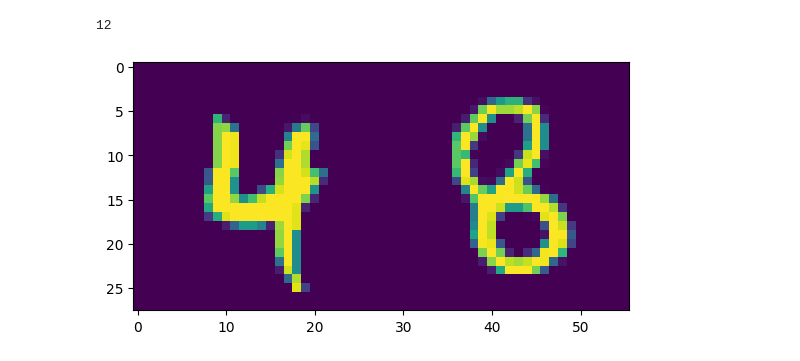
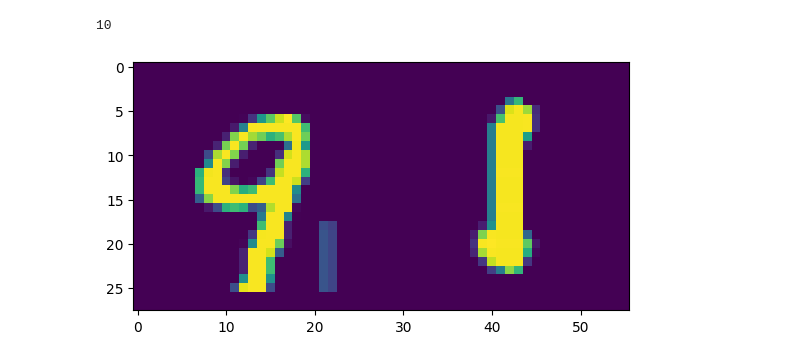
Before and after one commit to VincentGariepy/Kaggle_MINST, a Jupyter notebook: CNN_Model.ipynb, the cells around one changed output. Cells and saved outputs as stored; diff of their text form; code cells hidden in the pictures.

```diff
--- a/CNN_Model.ipynb
+++ b/CNN_Model.ipynb
@@ -22,17 +27,17 @@ testData = testData[trainData.columns]
 # %%
 #Reformer les donnees pour avoir une matrice de 4d pour que l'entree dans le CNN soit en 3d
 newTrainData = np.array(trainData).reshape(50000,28,56,1)
-# %%
-#Visualiser
-import matplotlib.pyplot as plt
-plt.imshow(newTrainData[5])
-trainLabels.iloc[5,1]
-# %% [output]
-12
-[figure, removed]
 # %%
 #Créer les données de training et validation
 trainX,validX,trainY,validY = train_test_split(newTrainData,trainLabels,test_size = 0.2, random_state = 1)
+# %%
+#Visualiser
+import matplotlib.pyplot as plt
+plt.imshow(trainX[15])
+trainY.iloc[15,1]
+# %% [output]
+10
+[figure, added]
 # %%
 #Transformer les labels en one hot vector
 labels = trainLabels.iloc[:,1].unique().size
```
Also changed, not shown: parts of 13 cells of this notebook, 2 other files.
